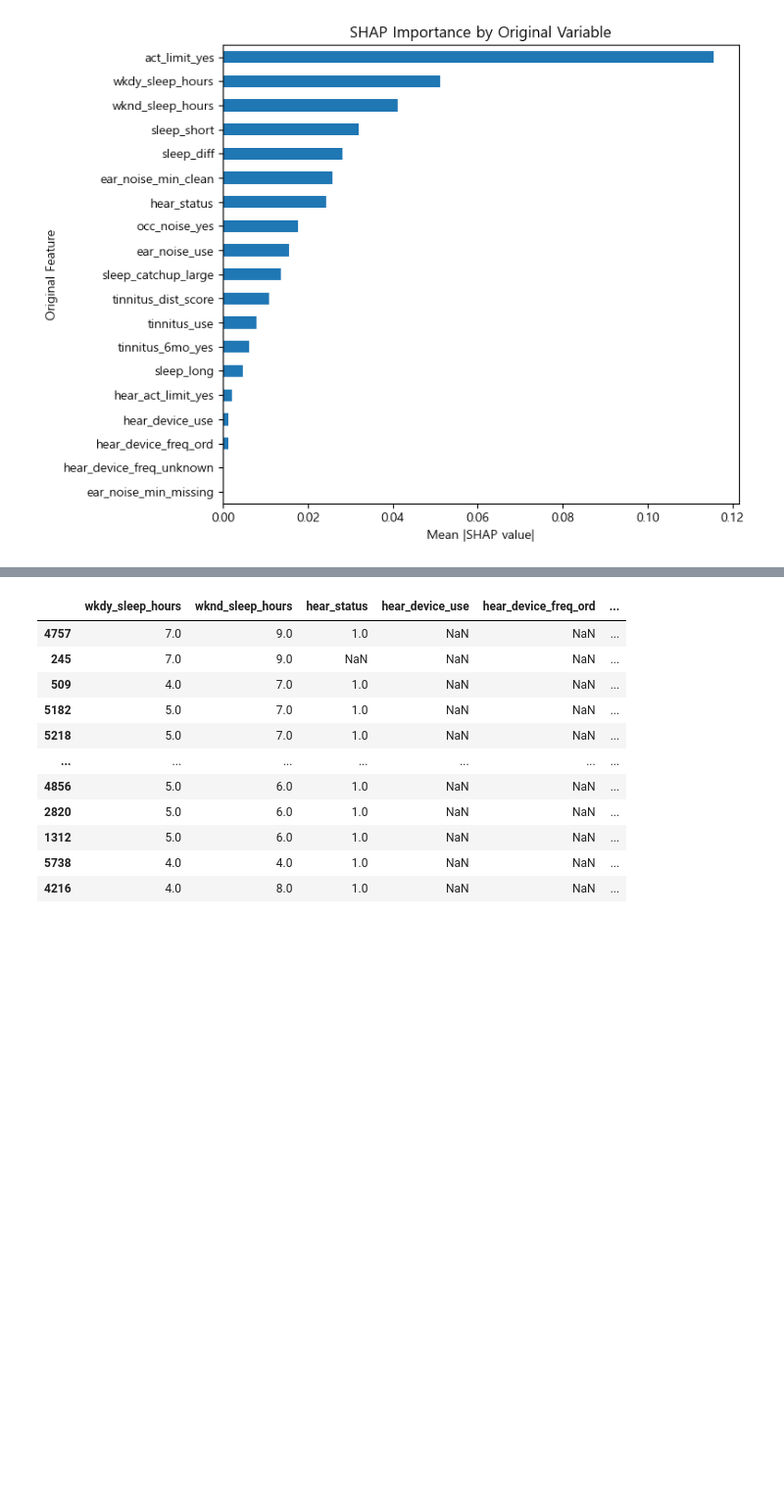
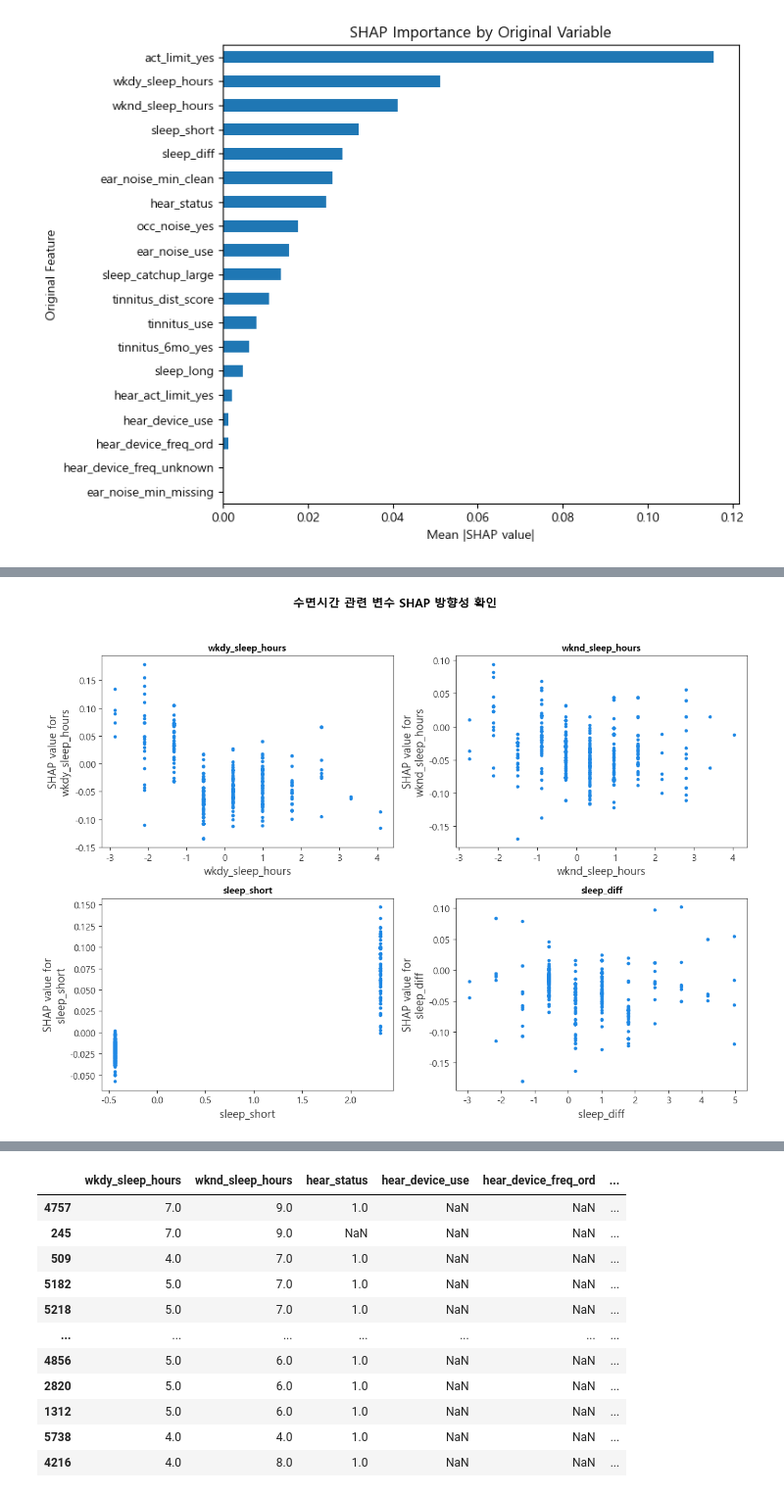
Before and after one commit to 2026-1st/Team-5, a Jupyter notebook: Team5_KNHANES2022_Project.ipynb, the cells around one changed output, grey strips where cells are left out. Shown at 98% size. Saved outputs shown, nothing was run; the diff lists cells and outputs as text; code cells hidden in the pictures; blank space fills up the shorter version.

```diff
--- a/Team5_KNHANES2022_Project.ipynb
+++ b/Team5_KNHANES2022_Project.ipynb
@@ -1119,7 +1133,7 @@ if FOCAL_MLP_AVAILABLE:
                     "precision": precision_score(y_val, val_pred, zero_division=0),
                     "recall": recall_score(y_val, val_pred, zero_division=0),
                     "f2": fbeta_score(y_val, val_pred, beta=2, zero_division=0),
-                    "predicted_positive_rate": float(val_pred.mean()),
+                    "Pred_Pos_Rate": float(val_pred.mean()),
                 })
 
             val_threshold_df = pd.DataFrame(threshold_rows)
@@ -1369,11 +1383,11 @@ if FOCAL_MLP_AVAILABLE:
                     ),
 
                     "accuracy": accuracy_score(y_val, val_pred),
-                    "true_negative": int(tn),
-                    "false_positive": int(fp),
-                    "false_negative": int(fn),
-                    "true_positive": int(tp),
-                    "predicted_positive_rate": float(val_pred.mean()),
+                    "TN": int(tn),
+                    "FP": int(fp),
+                    "FN": int(fn),
+                    "TP": int(tp),
+                    "Pred_Pos_Rate": float(val_pred.mean()),
                 })
 
             val_threshold_df = pd.DataFrame(threshold_rows)
@@ -2539,0 +2537,50 @@ for feature in sleep_features_to_check:
+# %%
+sleep_features_to_check = [
+    "wkdy_sleep_hours",
+    "wknd_sleep_hours",
+    "sleep_short",
+    "sleep_diff",
+]
+
+available_sleep_features = [
+    feature for feature in sleep_features_to_check
+    if feature in X_shap_sample.columns
+]
+
+if len(available_sleep_features) == 0:
+    print("확인 가능한 수면시간 관련 변수가 X_shap_sample에 없습니다.")
+else:
+    ncols = 2
+    nrows = int(np.ceil(len(available_sleep_features) / ncols))
+    fig, axes = plt.subplots(
+        nrows=nrows,
+        ncols=ncols,
+        figsize=(6 * ncols, 4.5 * nrows),
+        squeeze=False,
+    )
+    axes = axes.ravel()
+
+    for ax, feature in zip(axes, available_sleep_features):
+        shap.dependence_plot(
+            feature,
+            shap_values_class1,
+            X_shap_sample,
+            interaction_index=None,
+            ax=ax,
+            show=False,
+        )
+        ax.set_title(feature, fontsize=11, fontweight="bold")
+        ax.set_frame_on(True)
+        for spine in ax.spines.values():
+            spine.set_visible(True)
+            spine.set_linewidth(0.8)
+            spine.set_color("#333333")
+
+    for ax in axes[len(available_sleep_features):]:
+        ax.axis("off")
+
+    fig.suptitle("수면시간 관련 변수 SHAP 방향성 확인", fontsize=14, fontweight="bold")
+    fig.tight_layout(rect=[0, 0, 1, 0.95])
+    plt.show()
+# %% [output]
+[figure, added]
```
Also changed, not shown: parts of 46 cells of this notebook, 1 other file.
